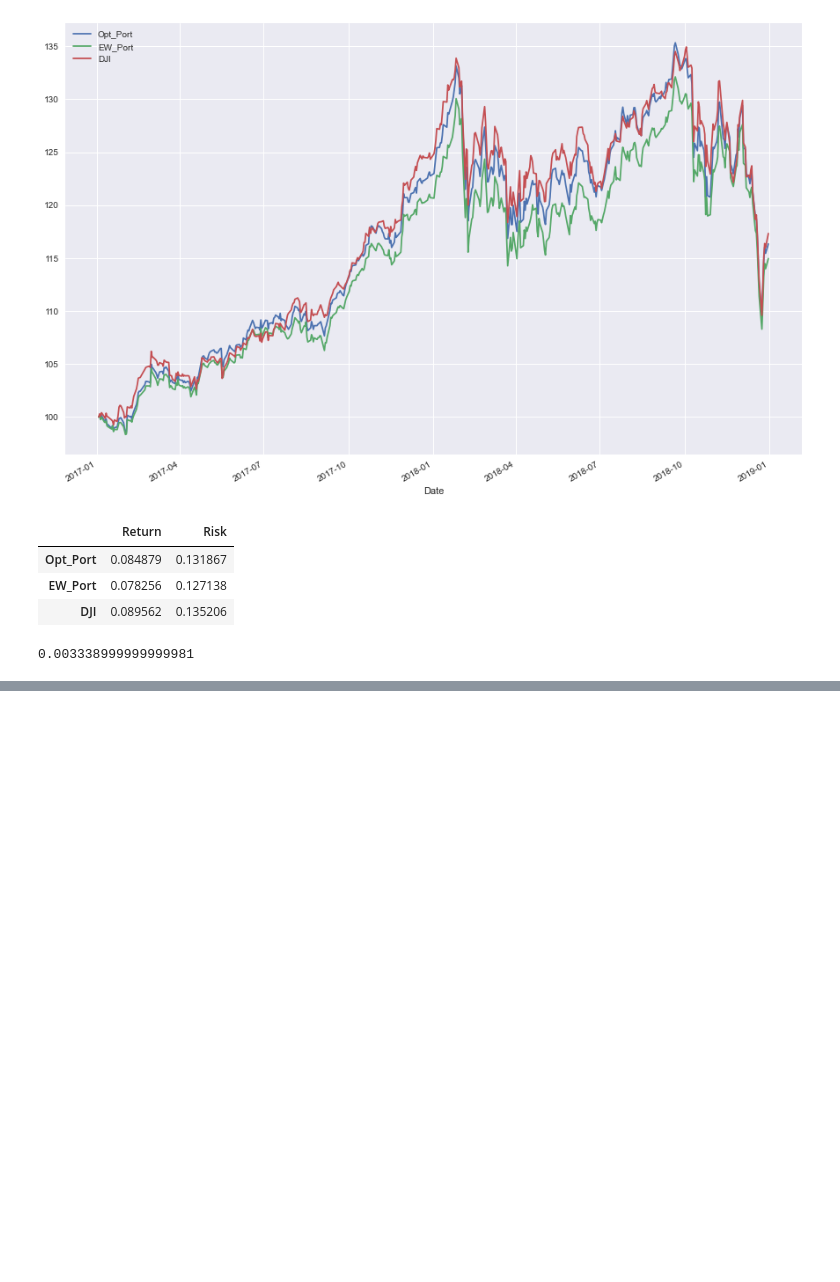
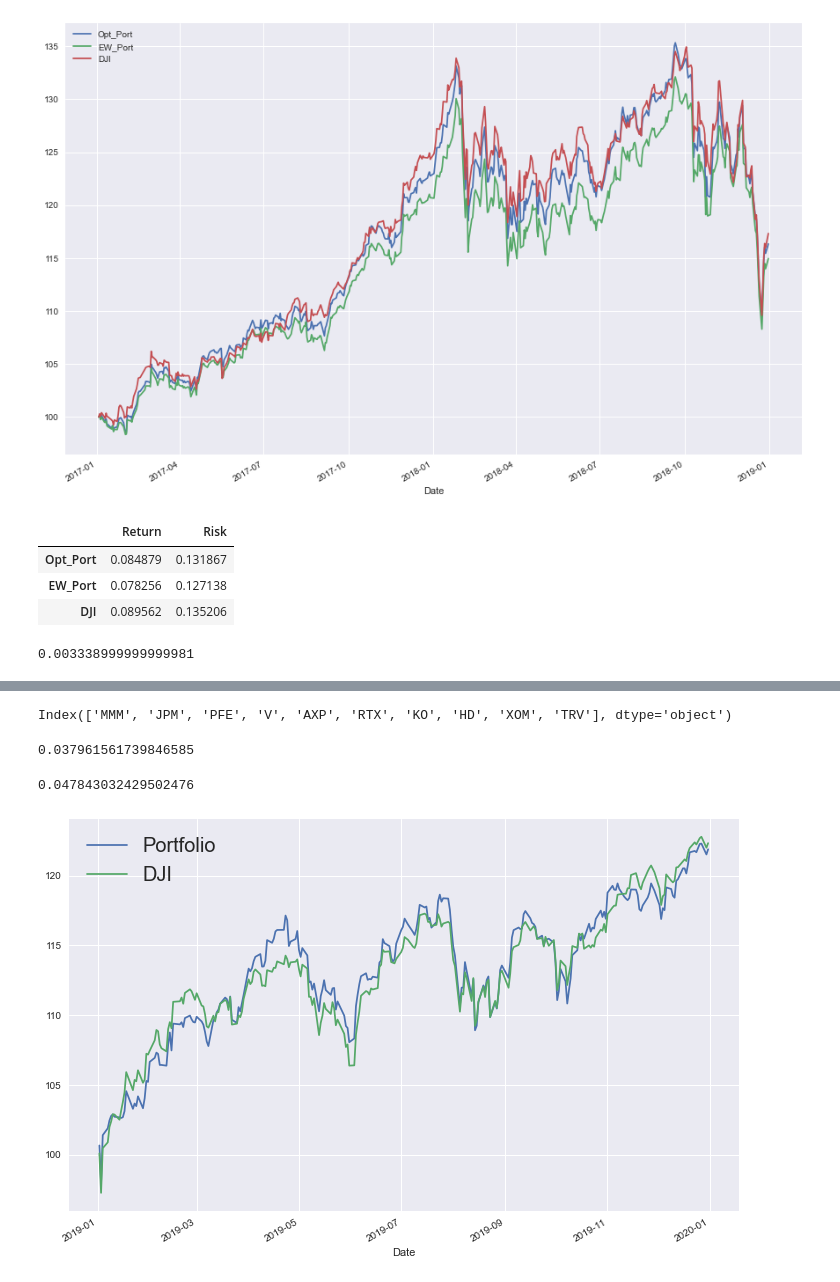
Before and after one commit to cmj123/index_tracking_forward_testing, a Jupyter notebook: index_tracking.ipynb, the cells around one changed output, grey strips where cells are left out. Saved outputs shown, nothing was run; the diff lists cells and outputs as text; code cells hidden in the pictures; blank space fills up the shorter version.

Commit message:
Completed forward testing with optimal portfolio weights

```diff
--- a/index_tracking.ipynb
+++ b/index_tracking.ipynb
@@ -573,0 +576,4 @@ summary_ann(norm_track[["Opt_Port","EW_Port", "DJI"]].pct_change())
+# %%
+tracking_stocks
+# %% [output]
+Index(['MMM', 'JPM', 'PFE', 'V', 'AXP', 'RTX', 'KO', 'HD', 'XOM', 'TRV'], dtype='object')
@@ -573,0 +583,23 @@ summary_ann(norm_track[["Opt_Port","EW_Port", "DJI"]].pct_change())
+# %%
+def visual(data, tracking_stocks, weights, index, start, end):
+    track = data.loc[start:end, tracking_stocks].dot(weights).add(1).cumprod().mul(100)
+    track.name = "Portfolio"
+    index = data.loc[start:end, index].add(1).cumprod().mul(100)
+    plt.figure(figsize=(12,8))
+    track.plot()
+    index.plot()
+    plt.legend(fontsize=20, loc=2)
+    plt.show()
+# %%
+tracking_error_gen(ret,tracking_stocks, optimal_weights, "DJI", "2017-01-01", "2018-12-31")
+# %% [output]
+0.037961561739846585
+# %%
+forward_te = tracking_error_gen(ret,tracking_stocks, optimal_weights, "DJI", "2019-01-01", "2019-12-31")
+forward_te
+# %% [output]
+0.047843032429502476
+# %%
+visual(ret,tracking_stocks, optimal_weights, "DJI", "2019-01-01", "2019-12-31")
+# %% [output]
+[figure, added]
```
Also changed, not shown: parts of 2 cells of this notebook.
